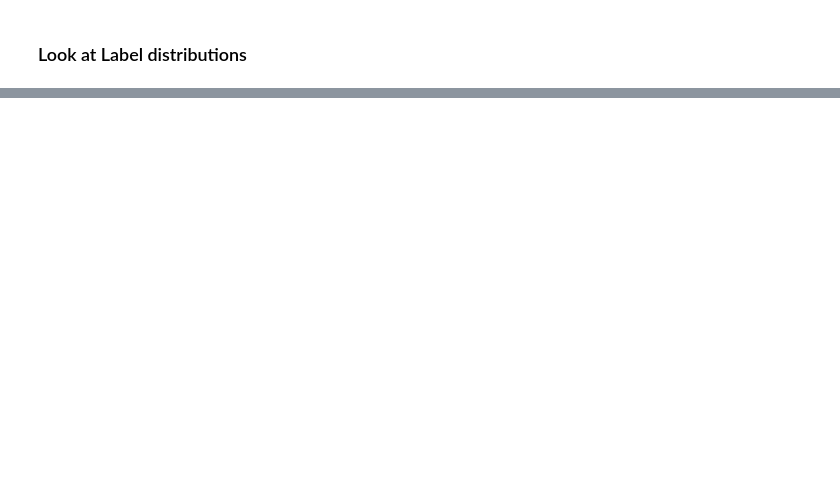
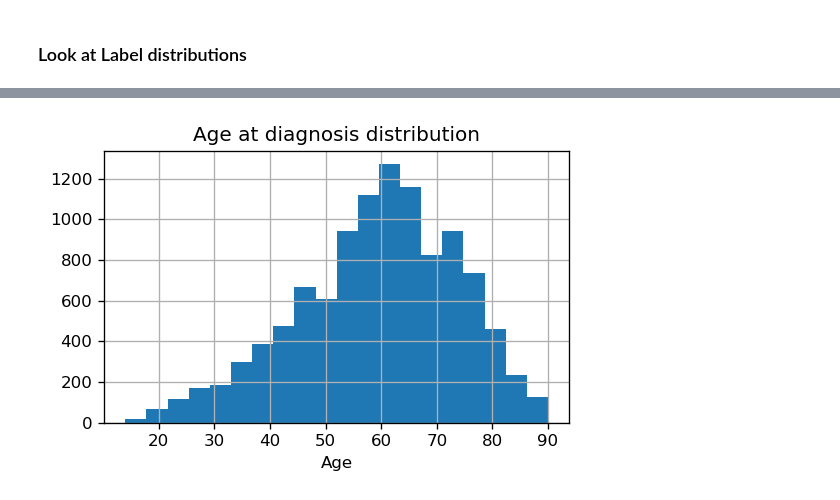
Before and after one commit to jvivian/DeepTCGA, a Jupyter notebook: Preprocessing.ipynb, the cells around one changed output, grey strips where cells are left out. Saved outputs shown, nothing was run; the diff lists cells and outputs as text; code cells hidden in the pictures; blank space fills up the shorter version.

```diff
--- a/Preprocessing.ipynb
+++ b/Preprocessing.ipynb
@@ -190,2 +207,10 @@ for each_label in ["tissue", "gender", "tumor"]:
+# %%
+fig, ax = plt.subplots(ncols=1, nrows=1, figsize=(5,3), dpi=120)
+label_df.label_age.dropna().astype("float").hist(bins=20)
+plt.title("Age at diagnosis distribution")
+plt.xlabel("Age")
+plt.show()
+# %% [output]
+[figure, added]
 # %%
 label_df.to_csv("./data/labels.csv")
```
Also changed, not shown: parts of 5 cells of this notebook.
